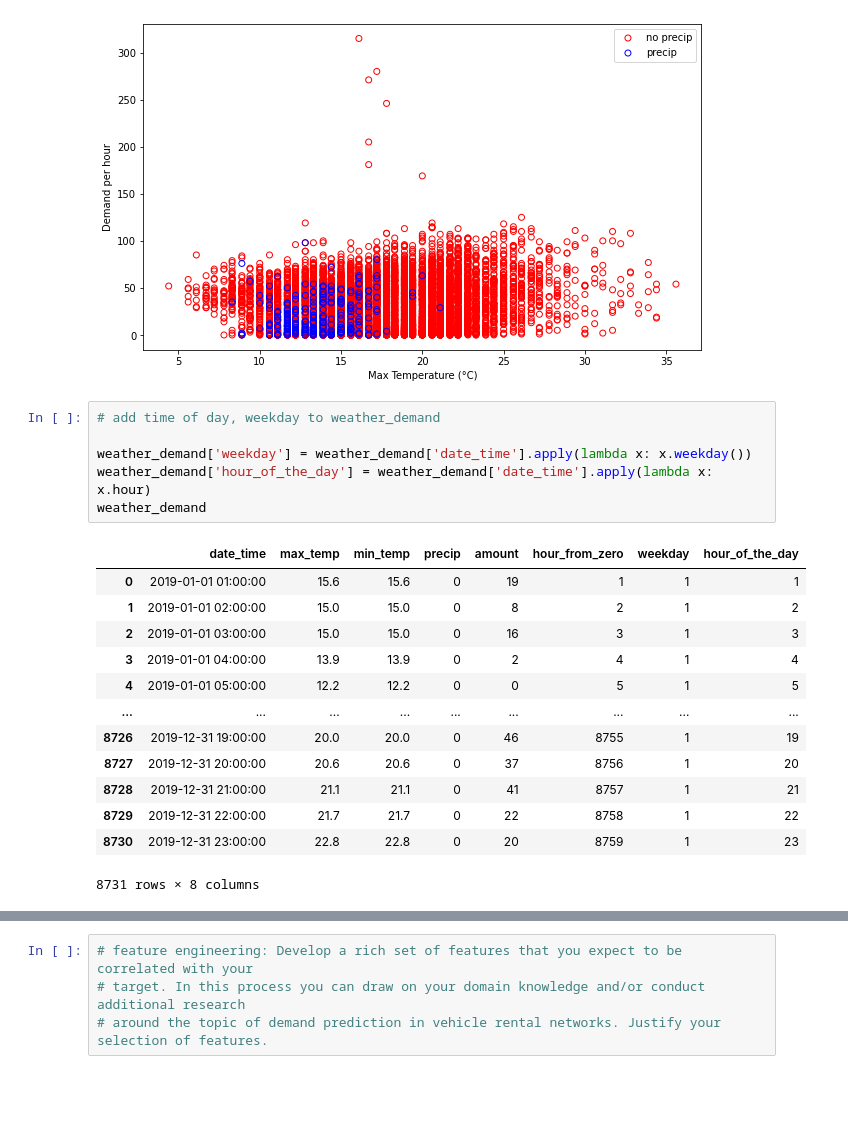
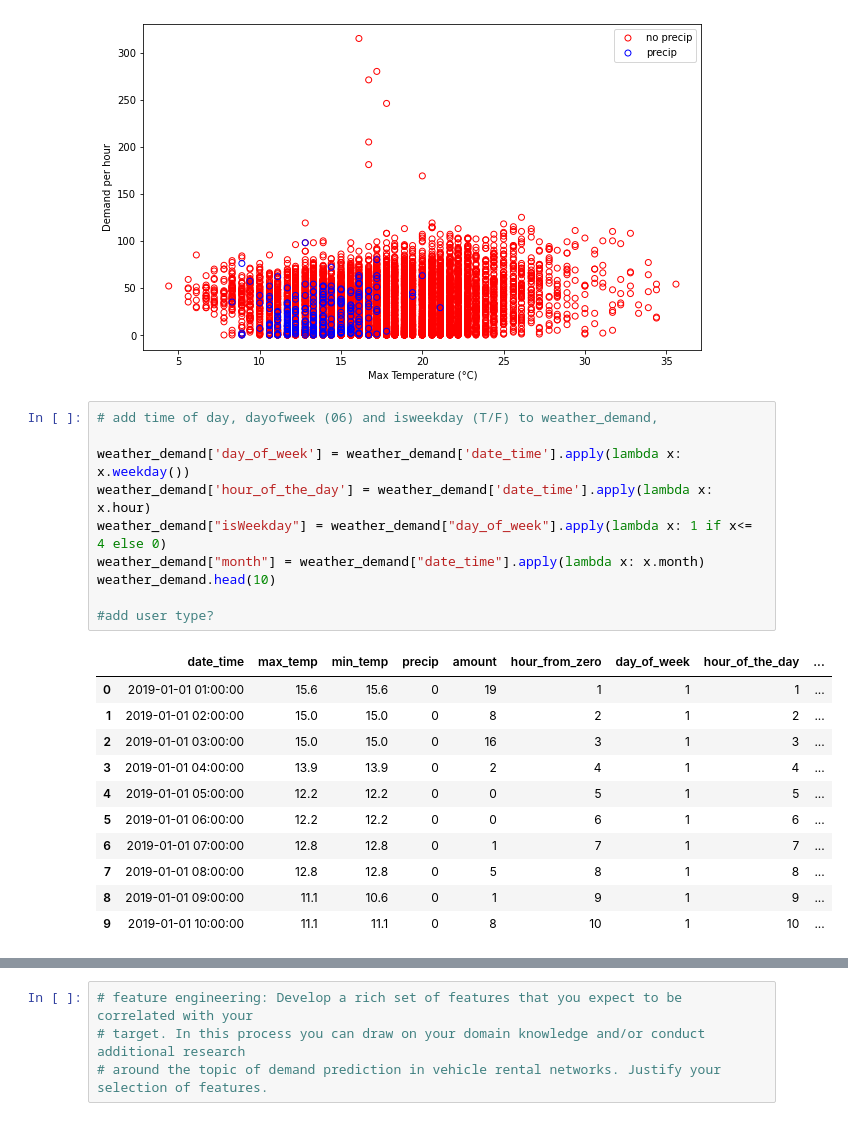
Before and after one commit to robbenB-123/SiliconValley, a Jupyter notebook: DSML_SILICONVALLEY.ipynb, the cells around one changed output, grey strips where cells are left out. Drawn from its saved outputs; the diff is of its cells as text; blank space fills up the shorter version.

```diff
--- a/DSML_SILICONVALLEY.ipynb
+++ b/DSML_SILICONVALLEY.ipynb
@@ -593,22 +721,24 @@ ax.set_ylabel("Demand per hour")
 Text(0, 0.5, 'Demand per hour')
 [figure]
 # %%
-# add time of day, weekday to weather_demand
+# add time of day, dayofweek (06) and isweekday (T/F) to weather_demand,
 
-weather_demand['weekday'] = weather_demand['date_time'].apply(lambda x: x.weekday())
+weather_demand['day_of_week'] = weather_demand['date_time'].apply(lambda x: x.weekday())
 weather_demand['hour_of_the_day'] = weather_demand['date_time'].apply(lambda x: x.hour)
-weather_demand
+weather_demand["isWeekday"] = weather_demand["day_of_week"].apply(lambda x: 1 if x<= 4 else 0)
+weather_demand["month"] = weather_demand["date_time"].apply(lambda x: x.month)
+weather_demand.head(10)
+
+#add user type?
 # %% [output]
-|  | date_time | max_temp | min_temp | precip | amount | hour_from_zero | weekday | hour_of_the_day |
-| 0 | 2019-01-01 01:00:00 | 15.6 | 15.6 | 0 | 19 | 1 | 1 | 1 |
-| 1 | 2019-01-01 02:00:00 | 15.0 | 15.0 | 0 | 8 | 2 | 1 | 2 |
-| 2 | 2019-01-01 03:00:00 | 15.0 | 15.0 | 0 | 16 | 3 | 1 | 3 |
-| 3 | 2019-01-01 04:00:00 | 13.9 | 13.9 | 0 | 2 | 4 | 1 | 4 |
-| 4 | 2019-01-01 05:00:00 | 12.2 | 12.2 | 0 | 0 | 5 | 1 | 5 |
-| ... | ... | ... | ... | ... | ... | ... | ... | ... |
-| 8726 | 2019-12-31 19:00:00 | 20.0 | 20.0 | 0 | 46 | 8755 | 1 | 19 |
-| 8727 | 2019-12-31 20:00:00 | 20.6 | 20.6 | 0 | 37 | 8756 | 1 | 20 |
-| 8728 | 2019-12-31 21:00:00 | 21.1 | 21.1 | 0 | 41 | 8757 | 1 | 21 |
-| 8729 | 2019-12-31 22:00:00 | 21.7 | 21.7 | 0 | 22 | 8758 | 1 | 22 |
-| 8730 | 2019-12-31 23:00:00 | 22.8 | 22.8 | 0 | 20 | 8759 | 1 | 23 |
+|  | date_time | max_temp | min_temp | precip | amount | hour_from_zero | day_of_week | hour_of_the_day | ... |
+| 0 | 2019-01-01 01:00:00 | 15.6 | 15.6 | 0 | 19 | 1 | 1 | 1 | ... |
+| 1 | 2019-01-01 02:00:00 | 15.0 | 15.0 | 0 | 8 | 2 | 1 | 2 | ... |
+| 2 | 2019-01-01 03:00:00 | 15.0 | 15.0 | 0 | 16 | 3 | 1 | 3 | ... |
+| 3 | 2019-01-01 04:00:00 | 13.9 | 13.9 | 0 | 2 | 4 | 1 | 4 | ... |
+| 4 | 2019-01-01 05:00:00 | 12.2 | 12.2 | 0 | 0 | 5 | 1 | 5 | ... |
+| 5 | 2019-01-01 06:00:00 | 12.2 | 12.2 | 0 | 0 | 6 | 1 | 6 | ... |
+| 6 | 2019-01-01 07:00:00 | 12.8 | 12.8 | 0 | 1 | 7 | 1 | 7 | ... |
+| 7 | 2019-01-01 08:00:00 | 12.8 | 12.8 | 0 | 5 | 8 | 1 | 8 | ... |
+| 8 | 2019-01-01 09:00:00 | 11.1 | 10.6 | 0 | 1 | 9 | 1 | 9 | ... |
+| 9 | 2019-01-01 10:00:00 | 11.1 | 11.1 | 0 | 8 | 10 | 1 | 10 | ... |
-8731 rows × 8 columns
```
Also changed, not shown: parts of 18 cells of this notebook.
